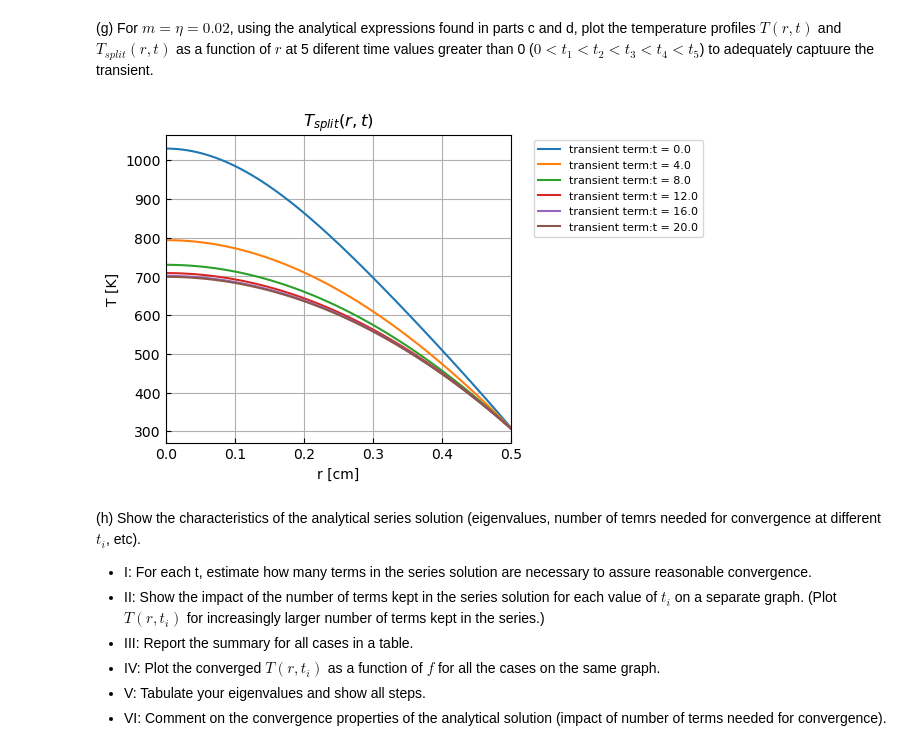
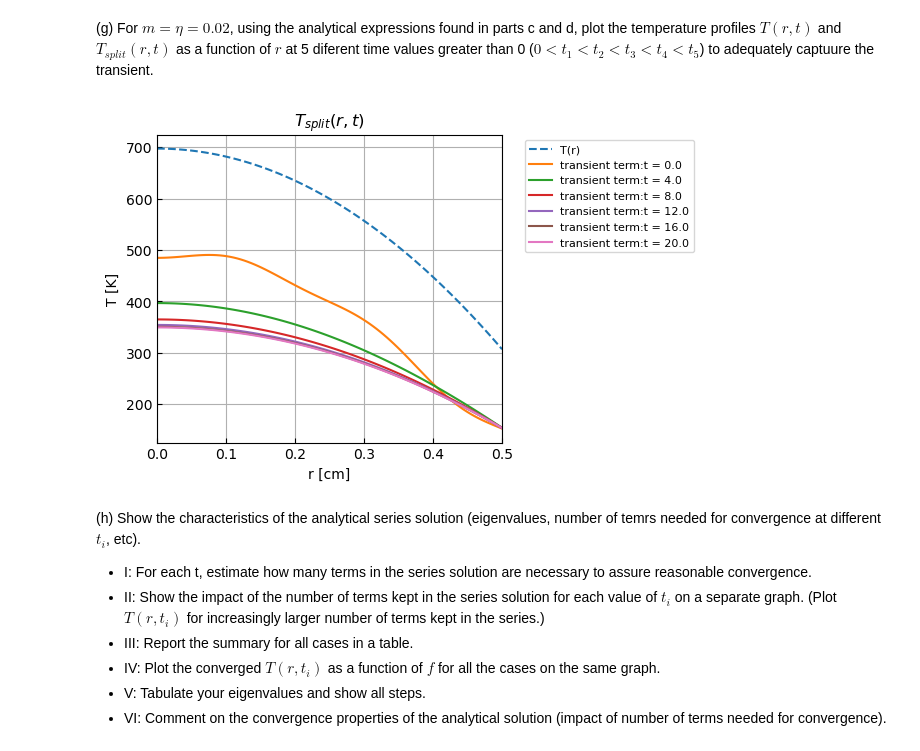
Before and after one commit to kkazuma19/HW501, a Jupyter notebook: CP2.ipynb, the cells around one changed output. Cells and saved outputs as stored; diff of their text form; code cells hidden in the pictures.

```diff
--- a/CP2.ipynb
+++ b/CP2.ipynb
@@ -455,7 +544,7 @@ def Norm(lam, R):
 '''
 Compute A_n
 '''
-def A_n(lam, R, D1, D2, alpha, m, eta):
+def A_n(lam, R, D1, D2, alpha, m, eta, option=None):
     # where J_{0} is the Bessel function of the first kind of order 0
     theta_n1 = D1 * R**2 / lam**2 * 2 * jv(2, lam * R) + D2 * R * jv(1, lam * R) / lam
     theta_n2 = D1 * R**2 / lam**2 * (-lam * R * jv(3, lam * R))
@@ -463,7 +552,10 @@ def A_n(lam, R, D1, D2, alpha, m, eta):
     PS_n1 = (I**2 + I) / lam**2
     PS_n2 = I**2 * alpha / (m - alpha * lam**2)
     PS_n3 = I * alpha / (eta - alpha * lam**2)
-    return theta_n1 + theta_n2 - PS_n1 + PS_n2 + PS_n3
+    if option == None:
+        return theta_n1 + theta_n2 - PS_n1 + PS_n2 + PS_n3
+    elif option == 'sep':
+        return theta_n1 + theta_n2 + PS_n2 + PS_n3
 
 #_n(eigenvalues, R, -q0/(4*k), Tb0, 0.005980731801595652, 0.02, 0.02)
 # %%
@@ -471,27 +563,38 @@ def A_n(lam, R, D1, D2, alpha, m, eta):
 Compute T_bar
 \bar{T}_{n}(t) = A_{n}e^{-\alpha \lambda_{n}^2 t} + \frac{I_{n}^2 + I_{n}}{\lambda_{n}^2} - \frac{I_{n}^2 \alpha}{m-\alpha \lambda_{n}^2}e^{- m t} - \frac{z_{n}' \alpha}{\eta - \alpha \lambda_{n}^2}e^{- \eta t}
 '''
-def T_bar(lam, t, R, D1, D2, alpha, m, eta):
+def T_bar(lam, t, R, D1, D2, alpha, m, eta, option=None):
     I = R * jv(1, lam * R) / lam
-    return A_n(lam, R, D1, D2, alpha, m, eta) * np.exp(-alpha * lam**2 * t) + (I**2 + I) / lam**2 - I**2 * alpha / (m - alpha * lam**2) * np.exp(-m * t) - I * alpha / (eta - alpha * lam**2) * np.exp(-eta * t)
+    if option == None:
+        return A_n(lam, R, D1, D2, alpha, m, eta) * np.exp(-alpha * lam**2 * t) + (I**2 + I) / lam**2 - I**2 * alpha / (m - alpha * lam**2) * np.exp(-m * t) - I * alpha / (eta - alpha * lam**2) * np.exp(-eta * t)
+    elif option == 'sep':
+        return A_n(lam, R, D1, D2, alpha, m, eta, option='sep') * np.exp(-alpha * lam**2 * t) - I**2 * alpha / (m - alpha * lam**2) * np.exp(-m * t) - I * alpha / (eta - alpha * lam**2) * np.exp(-eta * t)
 
-#T_bar(eigenvalues, 1, R, -q0/(4*k), Tb0, alpha, 0.02, 0.02)
+#T_bar(eigenvalues, 1, R, -q0/(4*k), Tb0, alpha, 0.02, 0.02, option='sep')
 # %%
 '''
 Compute C_n
 C_{n} &= \frac{\bar{T}_{n}(t)}{\int_{r=0}^{R}r J_{0}^2(\lambda_{n}r)dr}
 '''
-def C_n(lam, t, R, D1, D2, alpha, m, eta):
-    return T_bar(lam, t, R, D1, D2, alpha, m, eta) / Norm(lam, R)
+def C_n(lam, t, R, D1, D2, alpha, m, eta, option=None):
+    if option == None:
+        return T_bar(lam, t, R, D1, D2, alpha, m, eta) / Norm(lam, R)
+    elif option == 'sep':
+        return T_bar(lam, t, R, D1, D2, alpha, m, eta, option='sep') / Norm(lam, R)
 
-#C_n(eigenvalues, 1, R, -q0/(4*k), Tb0, alpha, 0.02, 0.02)
+#C_n(eigenvalues, 1, R, -q0/(4*k), Tb0, alpha, 0.02, 0.02, option='sep')
 # %%
 '''
 Reconstruct T(r, t)
 T(r, t) = \sum_{n=1}^{\infty} C_{n} J_{0}(\lambda_{n}r) e^{-\alpha \lambda_{n}^2 t}
 '''
-def T(n, r, t, R, D1, D2, alpha, m, eta):
-    return sum([C_n(lam, t, R, D1, D2, alpha, m, eta) * jv(0, lam * r) * np.exp(-alpha * lam**2 * t) for lam in eigenvalues[0:n]])
+def T(n, r, t, R, D1, D2, alpha, m, eta, option=None):
+    if option == None:
+        return sum([C_n(lam, t, R, D1, D2, alpha, m, eta) * jv(0, lam * r) * np.exp(-alpha * lam**2 * t) for lam in eigenvalues[0:n]])
+    elif option == 'sep':
+        return sum([C_n(lam, t, R, D1, D2, alpha, m, eta, option='sep') * jv(0, lam * r) * np.exp(-alpha * lam**2 * t) for lam in eigenvalues[0:n]])
+
+#T(5, r, 1, R, -q0/(4*k), Tb0, alpha, 0.02, 0.02, option='sep')
 # %% [markdown]
 (answer)
 # %% [markdown]
@@ -539,32 +642,32 @@ plt.show()
 # %%
 # Plotting T(r, t) vs r
 t = np.linspace(0, 20, 6)
 
 # Create subplots
 fig, ax = plt.subplots(1, 1, figsize=(6, 4))
 
-#ax.plot(r, T_ss, ls='--', label='T(r)')
+ax.plot(r, T_ss, ls='--', label='T(r)')
 
 for t_i in t:
-    T_i =  T_ss + T(2, r, t_i, R, -q0/(4*k), Tb0, alpha, 0.02, 0.02)
+    T_i =  (T_ss + T(5, r, t_i, R, -q0/(4*k), Tb0, alpha, 0.02, 0.02))/2
     ax.plot(r, T_i, label=f'transient term:t = {t_i}')
     ax.set_title(r'$T_{split}(r,t)$')
 
     ax.set_xlabel('r [cm]')
     ax.set_ylabel('T [K]')
     ax.grid(True)
     ax.set_xlim(0, R)
 
 # Place legend outside plot
 ax.legend(fontsize=8, loc='upper left', bbox_to_anchor=(1.05, 1))
 
 # Adjust subplot parameters to give specified padding.
 plt.subplots_adjust(right=0.7)
 
 # Show the plot
 plt.show()
 # %% [output]
-[figure, old version]
+[figure, new version]
 # %% [markdown]
 (h) Show the characteristics of the analytical series solution (eigenvalues, number of temrs needed for convergence at different $t_i$, etc).
 - I: For each t, estimate how many terms in the series solution are necessary to assure reasonable convergence.
```
Also changed, not shown: parts of 10 cells of this notebook.
